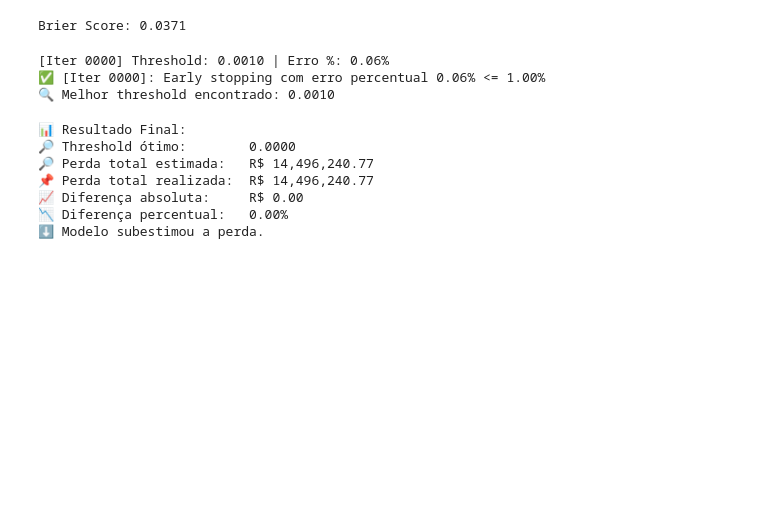
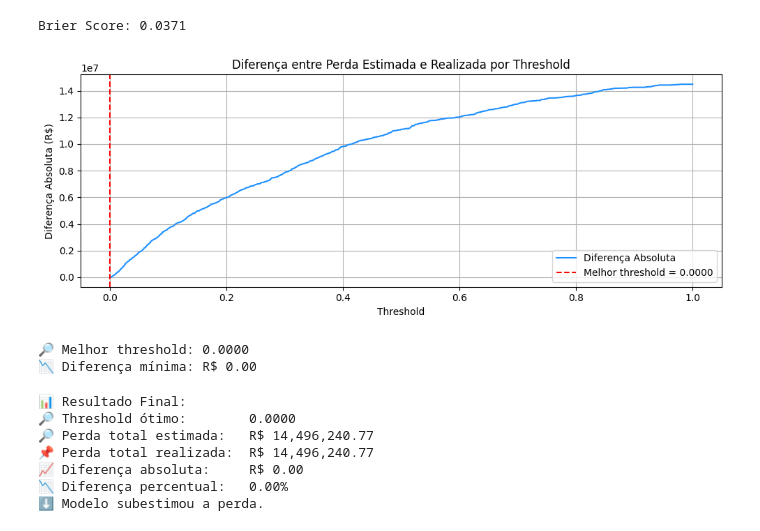
Before and after one commit to Cristiano2132/simulacoes_ifrs9, a Jupyter notebook: old_code.ipynb, the cells around one changed output. Cells and saved outputs as stored; diff of their text form; code cells hidden in the pictures; blank space fills up the shorter version.

```diff
--- a/old_code.ipynb
+++ b/old_code.ipynb
@@ -523,26 +585,52 @@ class ThresholdOptimizer:
         self.best_threshold_ = threshold
         return threshold
 # %%
-otimizador = ThresholdOptimizer(
-    df=df.loc[train_idx].copy(),
-    col_score='pd_estimada',
-    col_lgd='lgd',
-    col_ead='ead',
-    col_loss_real='realized_loss'
-)
+import numpy as np
+import pandas as pd
+import matplotlib.pyplot as plt
 
-initial=0.5
-lr=1e-4
-n_iter=1000
-tol=0.01
+# 🔧 Intervalo de thresholds
+thresholds = np.linspace(0, 1, 1000)
+diffs = []
 
-melhor_threshold = otimizador.fit(lr=1e-4, n_iter=5000, tol=0.01, initial=0.0001)
+# 📦 Dados de teste com colunas necessárias
+df_resultado = df.loc[test_idx].copy()
+df_resultado['loss_realizada'] = df_resultado['realized_loss']
 
-print(f"🔍 Melhor threshold encontrado: {melhor_threshold:.4f}")
+# 🧪 Loop sobre os thresholds
+for t in thresholds:
+    pd_binarizada = (df_resultado['pd_estimada'] >= t).astype(float)
+    loss_esperada = pd_binarizada * df_resultado['lgd'] * df_resultado['ead']
+    diff = abs(loss_esperada.sum() - df_resultado['loss_realizada'].sum())
+    diffs.append(diff)
+
+# 📊 Armazenar resultado
+df_diff = pd.DataFrame({'threshold': thresholds, 'diferenca': diffs})
+
+# 🔍 Melhor threshold (mínima diferença)
+min_idx = df_diff['diferenca'].idxmin()
+melhor_threshold = df_diff.loc[min_idx, 'threshold']
+melhor_diferenca = df_diff.loc[min_idx, 'diferenca']
+
+# 📈 Plot
+plt.figure(figsize=(10, 4))
+plt.plot(df_diff['threshold'], df_diff['diferenca'], label='Diferença Absoluta', color='dodgerblue')
+plt.axvline(melhor_threshold, color='red', linestyle='--', label=f'Melhor threshold = {melhor_threshold:.4f}')
+plt.title('Diferença entre Perda Estimada e Realizada por Threshold')
+plt.xlabel('Threshold')
+plt.ylabel('Diferença Absoluta (R$)')
+plt.legend()
+plt.grid(True)
+plt.tight_layout()
+plt.show()
+
+# 🖨️ Exibir resultado
+print(f"🔎 Melhor threshold: {melhor_threshold:.4f}")
+print(f"📉 Diferença mínima: R$ {melhor_diferenca:,.2f}")
 # %% [output]
+[figure, added]
-[Iter 0000] Threshold: 0.0010 | Erro %: 0.06%
-✅ [Iter 0000]: Early stopping com erro percentual 0.06% <= 1.00%
-🔍 Melhor threshold encontrado: 0.0010
+🔎 Melhor threshold: 0.0000
+📉 Diferença mínima: R$ 0.00
 # %%
 # 📦 Preparar dados de entrada
 df_resultado = df.loc[test_idx].copy()
```
Also changed, not shown: parts of 2 cells of this notebook, 1 other file.
